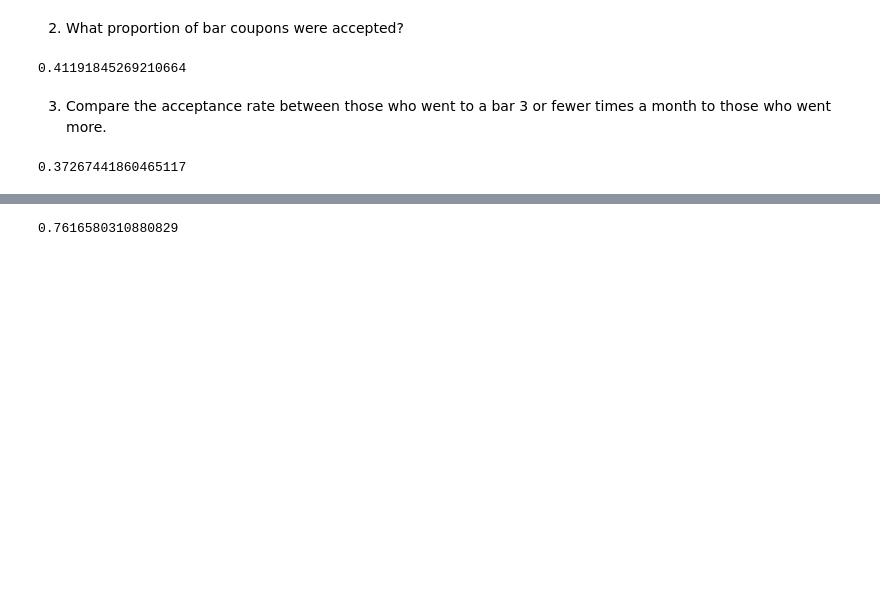
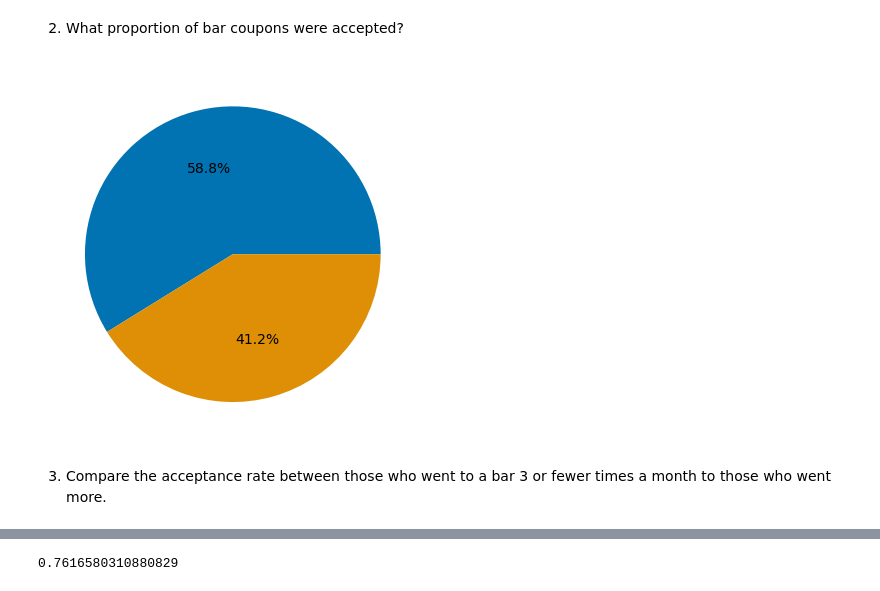
Before and after one commit to eparedes/coupon_data_analysis, a Jupyter notebook: coupons.ipynb, the cells around one changed output, grey strips where cells are left out. Cells and saved outputs as stored; diff of their text form; code cells hidden in the pictures; blank space fills up the shorter version.

Commit message:
added stacked bar plot

```diff
--- a/coupons.ipynb
+++ b/coupons.ipynb
@@ -294,17 +295,16 @@ bar_coupons_df
 # %%
 bar_coupons_accepted_df = bar_coupons_df.loc[bar_coupons_df["Y"] == 1]
 # bar_coupons_accepted_df
 accepted_given_bar_rate = len(bar_coupons_accepted_df)/len(bar_coupons_df)
 accepted_given_bar_rate
+
+proportion_df = pd.DataFrame(bar_coupons_df.groupby("Y")["Y"].value_counts())
+proportion_df
+
+plt.pie(data=proportion_df, x="count", autopct='%1.1f%%', colors=sns.color_palette("colorblind"))
+plt.title = "Hi"
+plt.show()
 # %% [output]
-0.41191845269210664
+[figure, added]
 # %% [markdown]
 3. Compare the acceptance rate between those who went to a bar 3 or fewer times a month to those who went more.
-# %%
-three_or_fewer_list = ["never","less1", "1~3"]
-bar_three_or_fewer_df = bar_coupons_df.query("Bar in @three_or_fewer_list")
-bar_three_or_fewer_accepted_df = bar_three_or_fewer_df.query("Y == 1")
-bar_three_or_fewer_accepted_rate = len(bar_three_or_fewer_accepted_df)/len(bar_three_or_fewer_df)
-bar_three_or_fewer_accepted_rate
-# %% [output]
-0.37267441860465117
```
Also changed, not shown: parts of 4 cells of this notebook.
